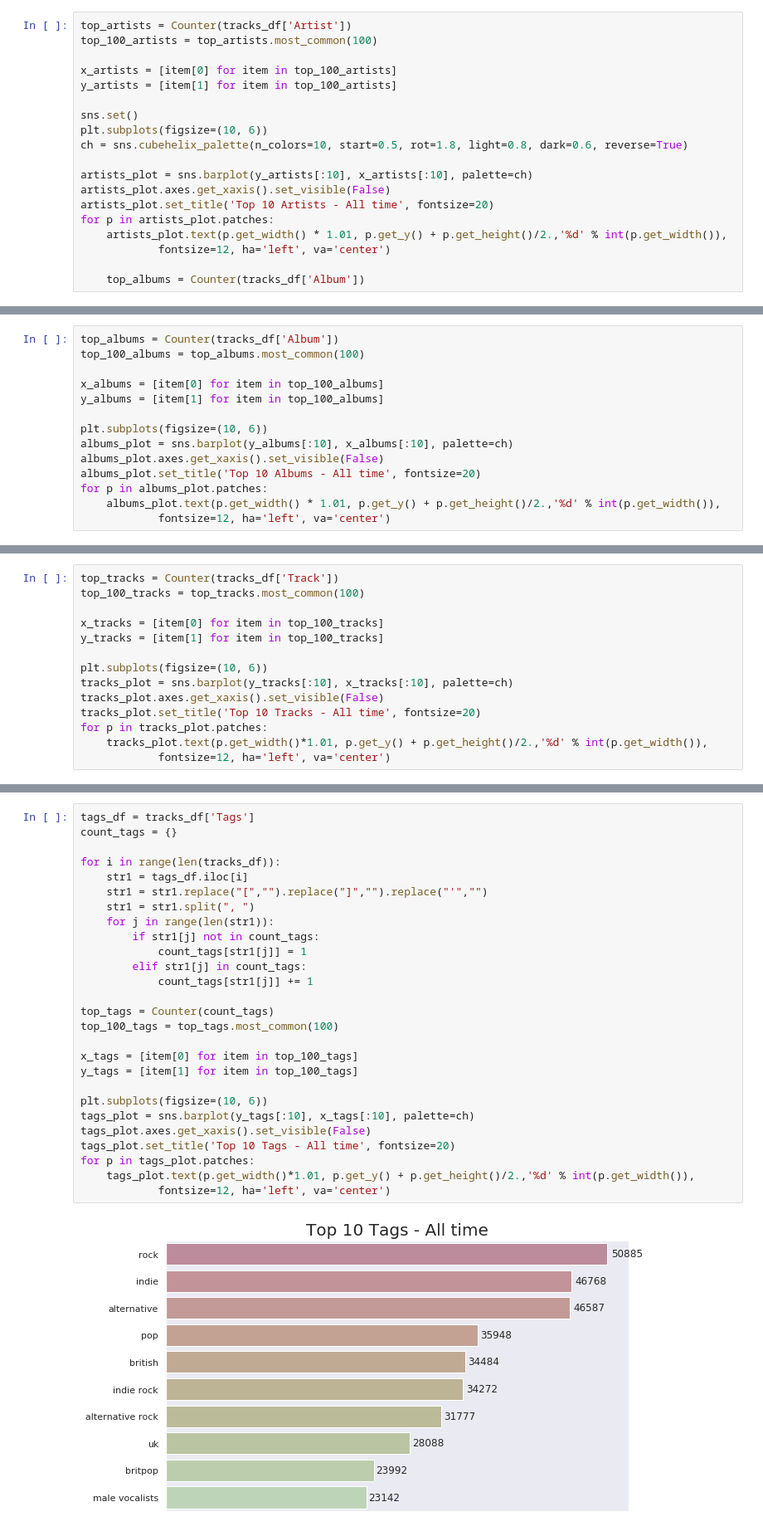
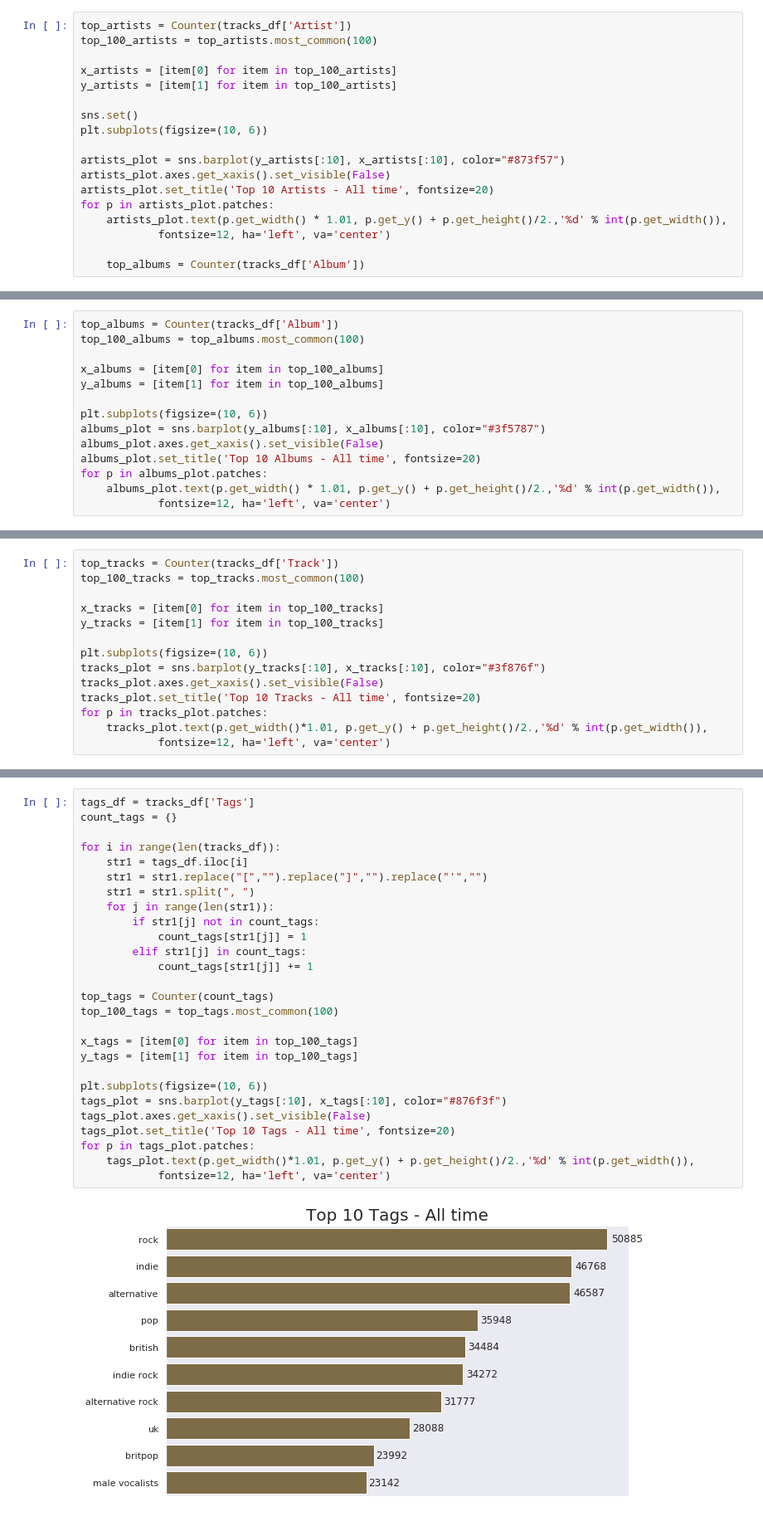
Before and after one commit to gomesfernanda/lastfm-reports, a Jupyter notebook: lastfm_analysis.ipynb, the cells around one changed output, grey strips where cells are left out. Shown at 83% size. Saved outputs shown, nothing was run; the diff lists cells and outputs as text.

```diff
--- a/lastfm_analysis.ipynb
+++ b/lastfm_analysis.ipynb
@@ -47,9 +49,8 @@ y_artists = [item[1] for item in top_100_artists]
 
 sns.set()
 plt.subplots(figsize=(10, 6))
-ch = sns.cubehelix_palette(n_colors=10, start=0.5, rot=1.8, light=0.8, dark=0.6, reverse=True)
 
-artists_plot = sns.barplot(y_artists[:10], x_artists[:10], palette=ch)
+artists_plot = sns.barplot(y_artists[:10], x_artists[:10], color="#873f57")
 artists_plot.axes.get_xaxis().set_visible(False)
 artists_plot.set_title('Top 10 Artists - All time', fontsize=20)
 for p in artists_plot.patches:
@@ -67,7 +68,7 @@ x_albums = [item[0] for item in top_100_albums]
 y_albums = [item[1] for item in top_100_albums]
 
 plt.subplots(figsize=(10, 6))
-albums_plot = sns.barplot(y_albums[:10], x_albums[:10], palette=ch)
+albums_plot = sns.barplot(y_albums[:10], x_albums[:10], color="#3f5787")
 albums_plot.axes.get_xaxis().set_visible(False)
 albums_plot.set_title('Top 10 Albums - All time', fontsize=20)
 for p in albums_plot.patches:
@@ -83,7 +84,7 @@ x_tracks = [item[0] for item in top_100_tracks]
 y_tracks = [item[1] for item in top_100_tracks]
 
 plt.subplots(figsize=(10, 6))
-tracks_plot = sns.barplot(y_tracks[:10], x_tracks[:10], palette=ch)
+tracks_plot = sns.barplot(y_tracks[:10], x_tracks[:10], color="#3f876f")
 tracks_plot.axes.get_xaxis().set_visible(False)
 tracks_plot.set_title('Top 10 Tracks - All time', fontsize=20)
 for p in tracks_plot.patches:
@@ -94,32 +95,32 @@ for p in tracks_plot.patches:
 # %%
 tags_df = tracks_df['Tags']
 count_tags = {}
 
 for i in range(len(tracks_df)):
     str1 = tags_df.iloc[i]
     str1 = str1.replace("[","").replace("]","").replace("'","")
     str1 = str1.split(", ")
     for j in range(len(str1)):
         if str1[j] not in count_tags:
             count_tags[str1[j]] = 1
         elif str1[j] in count_tags:
             count_tags[str1[j]] += 1
 
 top_tags = Counter(count_tags)
 top_100_tags = top_tags.most_common(100)
 
 x_tags = [item[0] for item in top_100_tags]
 y_tags = [item[1] for item in top_100_tags]
 
 plt.subplots(figsize=(10, 6))
-tags_plot = sns.barplot(y_tags[:10], x_tags[:10], palette=ch)
+tags_plot = sns.barplot(y_tags[:10], x_tags[:10], color="#876f3f")
 tags_plot.axes.get_xaxis().set_visible(False)
 tags_plot.set_title('Top 10 Tags - All time', fontsize=20)
 for p in tags_plot.patches:
     tags_plot.text(p.get_width()*1.01, p.get_y() + p.get_height()/2.,'%d' % int(p.get_width()),
             fontsize=12, ha='left', va='center')
 # %% [output]
-[figure, old version]
+[figure, new version]
 # %% [markdown]
 ## How obsessed am I?
 
```
Also changed, not shown: parts of 12 cells of this notebook.
